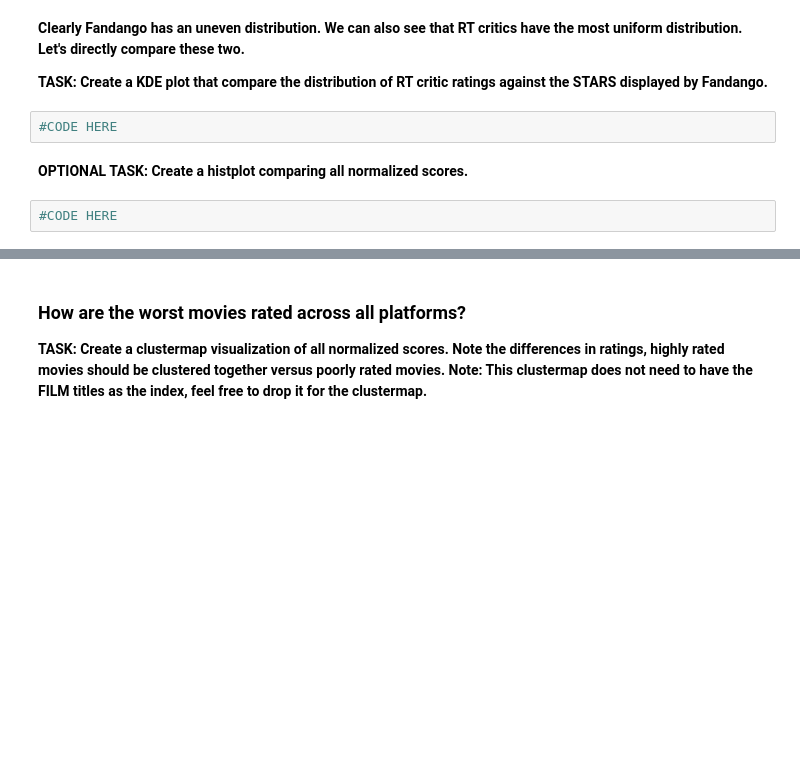
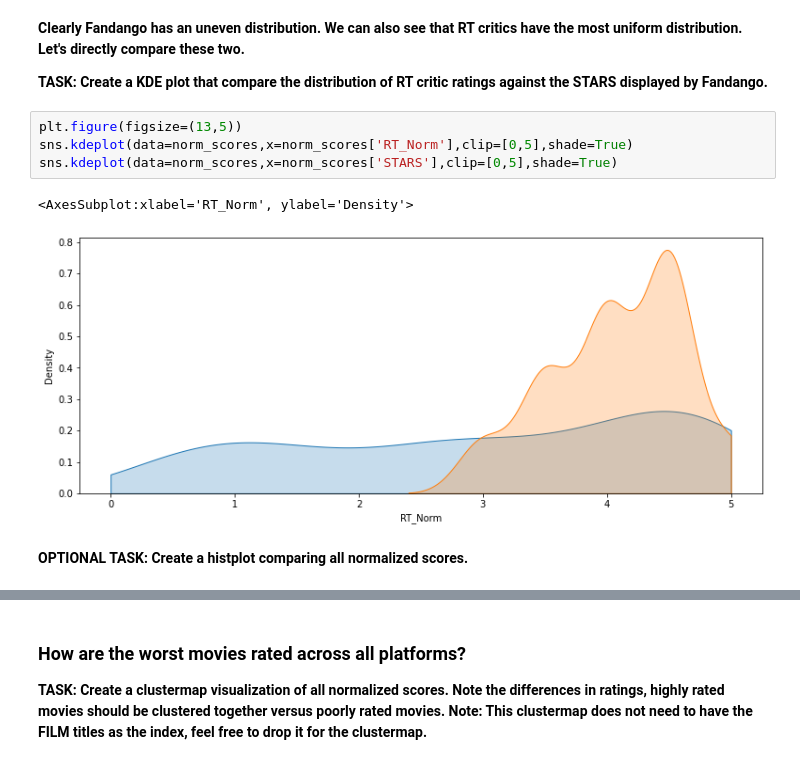
Before and after one commit to abrook83/early_python, a Jupyter notebook: Machine Learning/Masterclass Notes/06-Capstone-Project/00-Capstone-Project.ipynb, the cells around one changed output, grey strips where cells are left out. Cells and saved outputs as stored; diff of their text form; blank space fills up the shorter version.

```diff
--- a/Machine Learning/Masterclass Notes/06-Capstone-Project/00-Capstone-Project.ipynb
+++ b/Machine Learning/Masterclass Notes/06-Capstone-Project/00-Capstone-Project.ipynb
@@ -483,9 +531,12 @@ Quick Note if you have issues moving the legend for a seaborn kdeplot: https://g
 **Clearly Fandango has an uneven distribution. We can also see that RT critics have the most uniform distribution. Let's directly compare these two.**
 
 **TASK: Create a KDE plot that compare the distribution of RT critic ratings against the STARS displayed by Fandango.**
-# %%
-#CODE HERE
+# %%
+plt.figure(figsize=(13,5))
+sns.kdeplot(data=norm_scores,x=norm_scores['RT_Norm'],clip=[0,5],shade=True)
+sns.kdeplot(data=norm_scores,x=norm_scores['STARS'],clip=[0,5],shade=True)
+# %% [output]
+<AxesSubplot:xlabel='RT_Norm', ylabel='Density'>
+[figure, added]
 # %% [markdown]
 **OPTIONAL TASK: Create a histplot comparing all normalized scores.**
-# %%
-#CODE HERE
```
Also changed, not shown: parts of 13 cells of this notebook.
